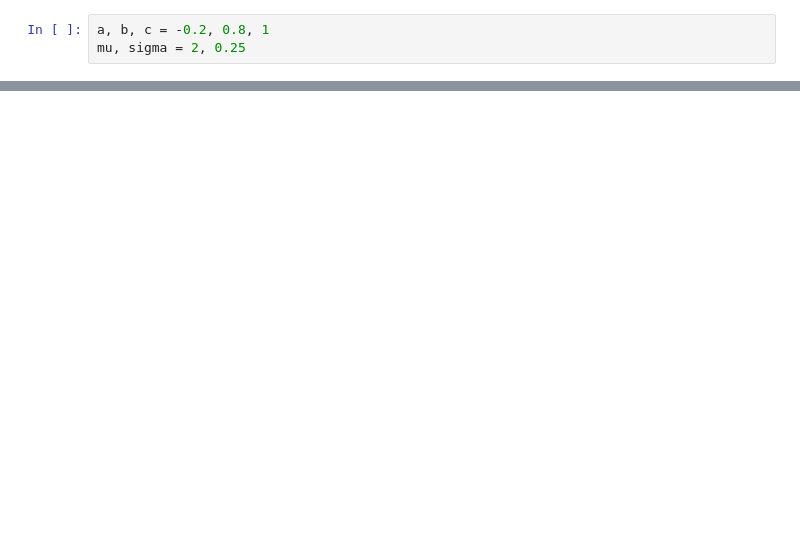
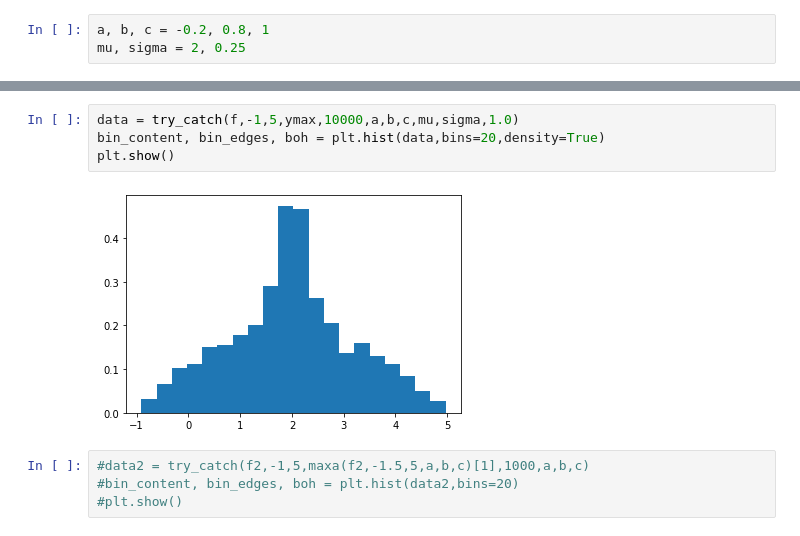
Before and after one commit to Yehan-Edirisinghe/Labo_cal, a Jupyter notebook: temi_esame/03-02-2023/Untitled.ipynb, the cells around one changed output, grey strips where cells are left out. Saved outputs shown, nothing was run; the diff lists cells and outputs as text; blank space fills up the shorter version.

```diff
--- a/temi_esame/03-02-2023/Untitled.ipynb
+++ b/temi_esame/03-02-2023/Untitled.ipynb
@@ -42,0 +50,10 @@ SyntaxError: invalid syntax (1167918299.py, line 5)
+# %%
+data = try_catch(f,-1,5,ymax,10000,a,b,c,mu,sigma,1.0)
+bin_content, bin_edges, boh = plt.hist(data,bins=20,density=True)
+plt.show()
+# %% [output]
+[figure, added]
+# %%
+#data2 = try_catch(f2,-1,5,maxa(f2,-1.5,5,a,b,c)[1],1000,a,b,c)
+#bin_content, bin_edges, boh = plt.hist(data2,bins=20)
+#plt.show()
```
Also changed, not shown: parts of 8 cells of this notebook.
